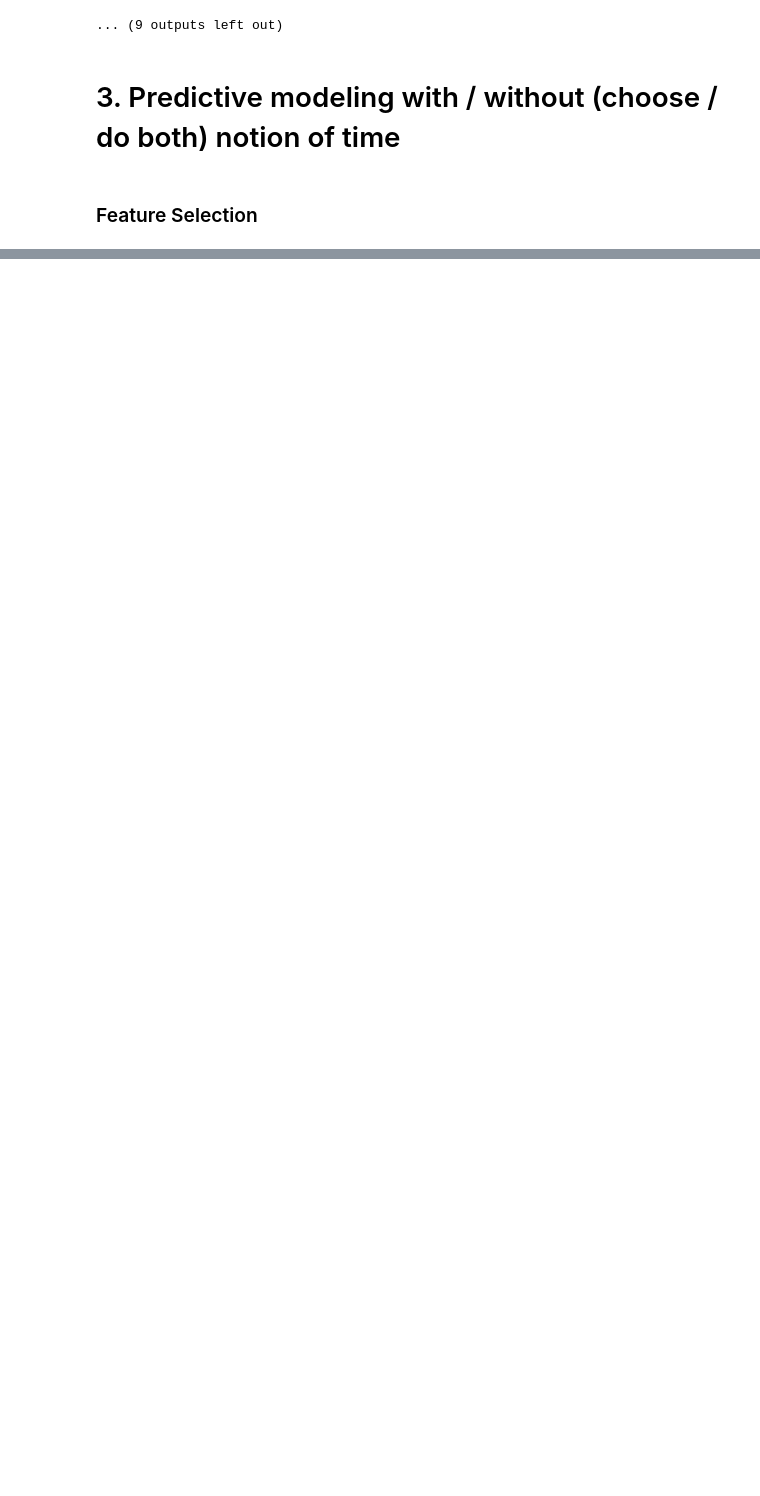
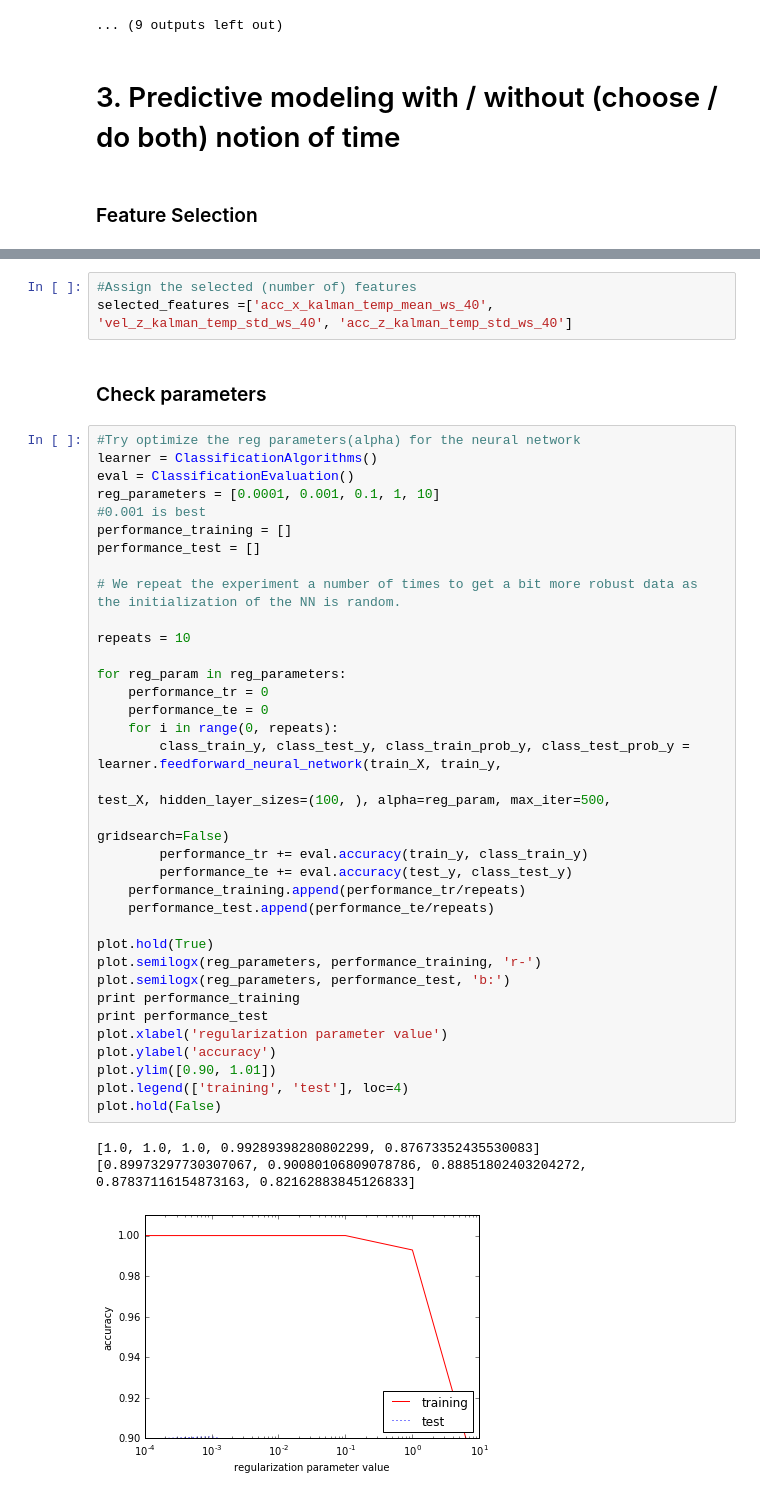
Before and after one commit to davidstap/ML4QS, a Jupyter notebook: assignment3.ipynb, the cells around one changed output, grey strips where cells are left out. Drawn from its saved outputs; the diff is of its cells as text; blank space fills up the shorter version.

```diff
--- a/assignment3.ipynb
+++ b/assignment3.ipynb
@@ -612,0 +683,44 @@ person  5
+# %%
+#Assign the selected (number of) features
+selected_features =['acc_x_kalman_temp_mean_ws_40', 'vel_z_kalman_temp_std_ws_40', 'acc_z_kalman_temp_std_ws_40']
+# %% [markdown]
+### Check parameters
+# %%
+#Try optimize the reg parameters(alpha) for the neural network
+learner = ClassificationAlgorithms()
+eval = ClassificationEvaluation()
+reg_parameters = [0.0001, 0.001, 0.1, 1, 10]
+#0.001 is best
+performance_training = []
+performance_test = []
+
+# We repeat the experiment a number of times to get a bit more robust data as the initialization of the NN is random.
+
+repeats = 10
+
+for reg_param in reg_parameters:
+    performance_tr = 0
+    performance_te = 0
+    for i in range(0, repeats):
+        class_train_y, class_test_y, class_train_prob_y, class_test_prob_y = learner.feedforward_neural_network(train_X, train_y,
+                                                                                                            test_X, hidden_layer_sizes=(100, ), alpha=reg_param, max_iter=500,
+                                                                                                            gridsearch=False)
+        performance_tr += eval.accuracy(train_y, class_train_y)
+        performance_te += eval.accuracy(test_y, class_test_y)
+    performance_training.append(performance_tr/repeats)
+    performance_test.append(performance_te/repeats)
+
+plot.hold(True)
+plot.semilogx(reg_parameters, performance_training, 'r-')
+plot.semilogx(reg_parameters, performance_test, 'b:')
+print performance_training
+print performance_test
+plot.xlabel('regularization parameter value')
+plot.ylabel('accuracy')
+plot.ylim([0.90, 1.01])
+plot.legend(['training', 'test'], loc=4)
+plot.hold(False)
+# %% [output]
+[1.0, 1.0, 1.0, 0.99289398280802299, 0.87673352435530083]
+[0.89973297730307067, 0.90080106809078786, 0.88851802403204272, 0.87837116154873163, 0.82162883845126833]
+[figure, added]
```
Also changed, not shown: parts of 15 cells of this notebook.
